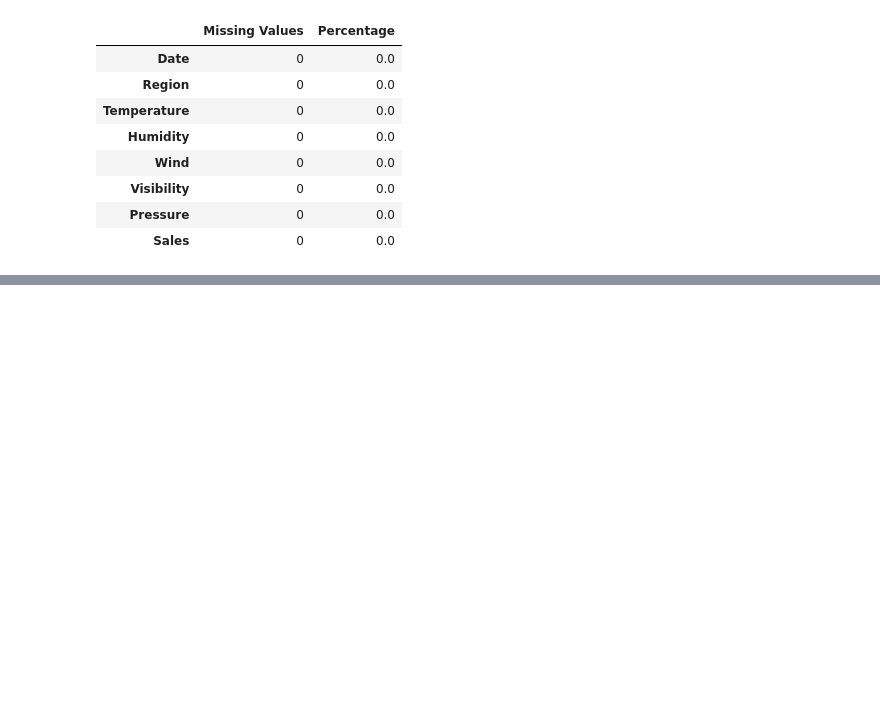
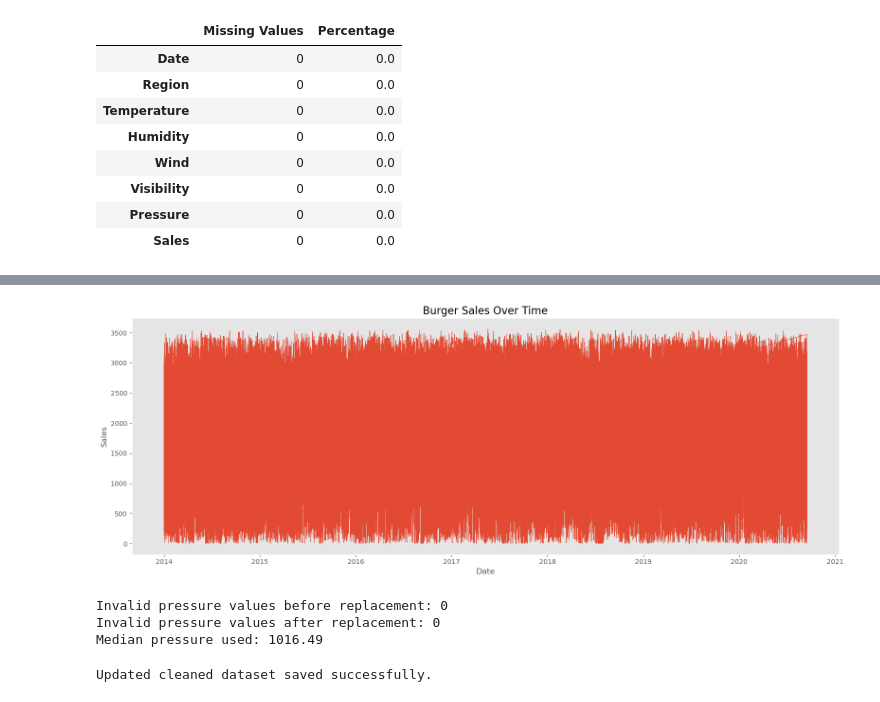
Before and after one commit to Bennyaks/Burger_Sales_Forecasting, a Jupyter notebook: notebooks/02_Exploratory_Data_Analysis.ipynb, the cells around one changed output, grey strips where cells are left out. Saved outputs shown, nothing was run; the diff lists cells and outputs as text; code cells hidden in the pictures; blank space fills up the shorter version.

```diff
--- a/notebooks/02_Exploratory_Data_Analysis.ipynb
+++ b/notebooks/02_Exploratory_Data_Analysis.ipynb
@@ -176,0 +416,62 @@ FileNotFoundError: [Errno 2] No such file or directory: '../outputs/figures/sale
+# %%
+# ==========================================================
+# Sales Over Time
+# ==========================================================
+
+plt.figure(figsize=(16,6))
+
+plt.plot(
+    df["Date"],
+    df["Sales"],
+    linewidth=0.8
+)
+
+plt.title("Burger Sales Over Time", fontsize=16)
+
+plt.xlabel("Date")
+
+plt.ylabel("Sales")
+
+plt.grid(alpha=0.3)
+
+plt.tight_layout()
+
+plt.savefig(
+    "../outputs/figures/sales_over_time.png",
+    dpi=300
+)
+
+plt.show()
+# %% [output]
+[figure, added]
+# %%
+# ==========================================================
+# Replace Invalid Pressure Values
+# ==========================================================
+
+# Count invalid values before replacement
+invalid_pressure = (df["Pressure"] == 0).sum()
+
+print(f"Invalid pressure values before replacement: {invalid_pressure}")
+
+# Calculate the median using only valid pressure values
+median_pressure = df.loc[df["Pressure"] > 0, "Pressure"].median()
+
+# Replace zeros with the median
+df.loc[df["Pressure"] == 0, "Pressure"] = median_pressure
+
+# Verify
+print(f"Invalid pressure values after replacement: {(df['Pressure'] == 0).sum()}")
+
+print(f"Median pressure used: {median_pressure:.2f}")
+# %% [output]
+Invalid pressure values before replacement: 0
+Invalid pressure values after replacement: 0
+Median pressure used: 1016.49
+# %%
+# Save updated dataset
+df.to_csv("../data/burger_data_clean.csv", index=False)
+
+print("Updated cleaned dataset saved successfully.")
+# %% [output]
+Updated cleaned dataset saved successfully.
```
Also changed, not shown: parts of 19 cells of this notebook, 2 other files.
